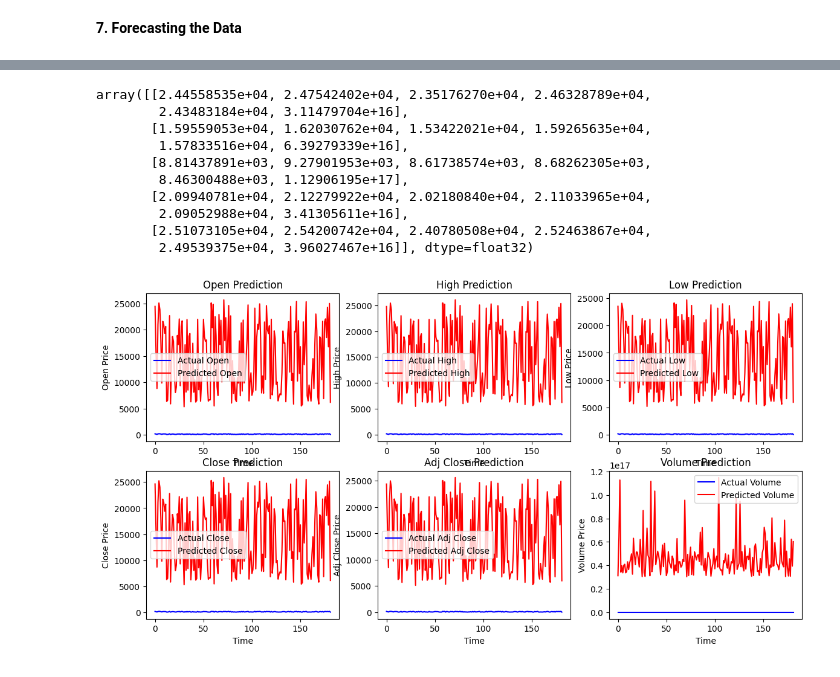
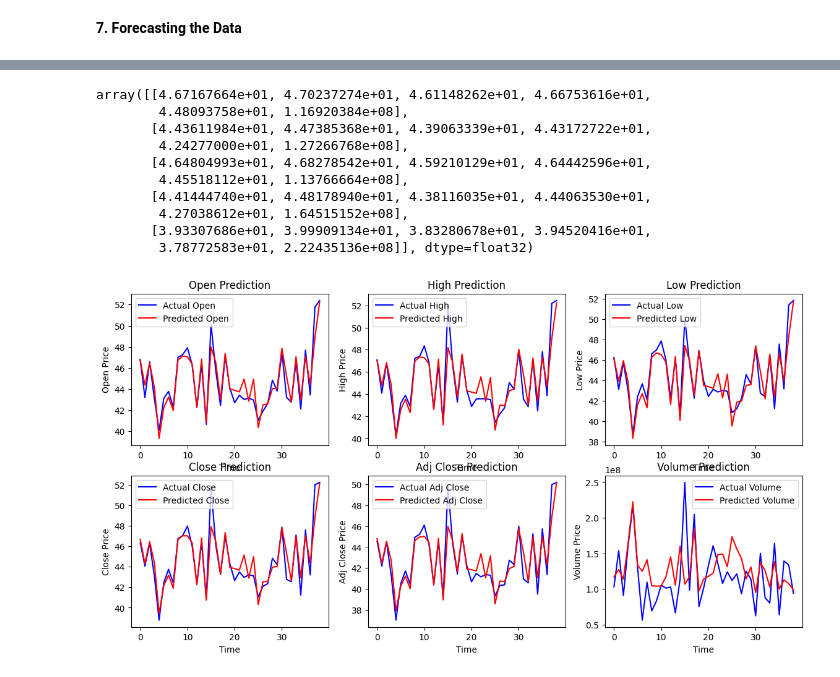
Before and after one commit to harishmaharshi30/walgreens-lstm-forecast, a Jupyter notebook: Multivariate Time Series Forecasting Using LSTM.ipynb, the cells around one changed output, grey strips where cells are left out. Cells and saved outputs as stored; diff of their text form; code cells hidden in the pictures.

```diff
--- a/Multivariate Time Series Forecasting Using LSTM.ipynb
+++ b/Multivariate Time Series Forecasting Using LSTM.ipynb
@@ -100,7 +108,7 @@ Data columns (total 6 columns):
 dtypes: float64(5), int64(1)
 memory usage: 572.5 KB
 # %%
-df.drop(df[df.index < pd.to_datetime('2018-08-15')].index, inplace=True)
+df.drop(df[df.index < pd.to_datetime('2017-08-17')].index, inplace=True)
 # %%
 df.shape
 # %% [output]
@@ -269,27 +302,27 @@ y_test_rescaled = scaler.inverse_transform(y_test)
 # %%
 predictions[:5]
 # %% [output]
-array([[2.44558535e+04, 2.47542402e+04, 2.35176270e+04, 2.46328789e+04,
-        2.43483184e+04, 3.11479704e+16],
-       [1.59559053e+04, 1.62030762e+04, 1.53422021e+04, 1.59265635e+04,
-        1.57833516e+04, 6.39279339e+16],
-       [8.81437891e+03, 9.27901953e+03, 8.61738574e+03, 8.68262305e+03,
-        8.46300488e+03, 1.12906195e+17],
-       [2.09940781e+04, 2.12279922e+04, 2.02180840e+04, 2.11033965e+04,
-        2.09052988e+04, 3.41305611e+16],
-       [2.51073105e+04, 2.54200742e+04, 2.40780508e+04, 2.52463867e+04,
-        2.49539375e+04, 3.96027467e+16]], dtype=float32)
+array([[4.67167664e+01, 4.70237274e+01, 4.61148262e+01, 4.66753616e+01,
+        4.48093758e+01, 1.16920384e+08],
+       [4.43611984e+01, 4.47385368e+01, 4.39063339e+01, 4.43172722e+01,
+        4.24277000e+01, 1.27266768e+08],
+       [4.64804993e+01, 4.68278542e+01, 4.59210129e+01, 4.64442596e+01,
+        4.45518112e+01, 1.13766664e+08],
+       [4.41444740e+01, 4.48178940e+01, 4.38116035e+01, 4.44063530e+01,
+        4.27038612e+01, 1.64515152e+08],
+       [3.93307686e+01, 3.99909134e+01, 3.83280678e+01, 3.94520416e+01,
+        3.78772583e+01, 2.22435136e+08]], dtype=float32)
 # %%
-# # plotting the results
-# plt.figure(figsize=(14,7))
+# plotting the results
+plt.figure(figsize=(14,7))
 
-# for i, col in enumerate(df_scaled.columns):
-#     plt.subplot(2,3,i+1)
-#     plt.plot(y_test_rescaled[:,i], color = 'blue', label=f'Actual {col}')
-#     plt.plot(predictions[:,i], color = 'red', label=f'Predicted {col}')
-#     plt.title(f'{col} Prediction')
-#     plt.xlabel('Time')
-#     plt.ylabel(f'{col} Price')
-#     plt.legend()
+for i, col in enumerate(df_scaled.columns):
+    plt.subplot(2,3,i+1)
+    plt.plot(y_test_rescaled[:,i], color = 'blue', label=f'Actual {col}')
+    plt.plot(predictions[:,i], color = 'red', label=f'Predicted {col}')
+    plt.title(f'{col} Prediction')
+    plt.xlabel('Time')
+    plt.ylabel(f'{col} Price')
+    plt.legend()
 # %% [output]
-[figure, old version]
+[figure, new version]
```
Also changed, not shown: parts of 12 cells of this notebook.
